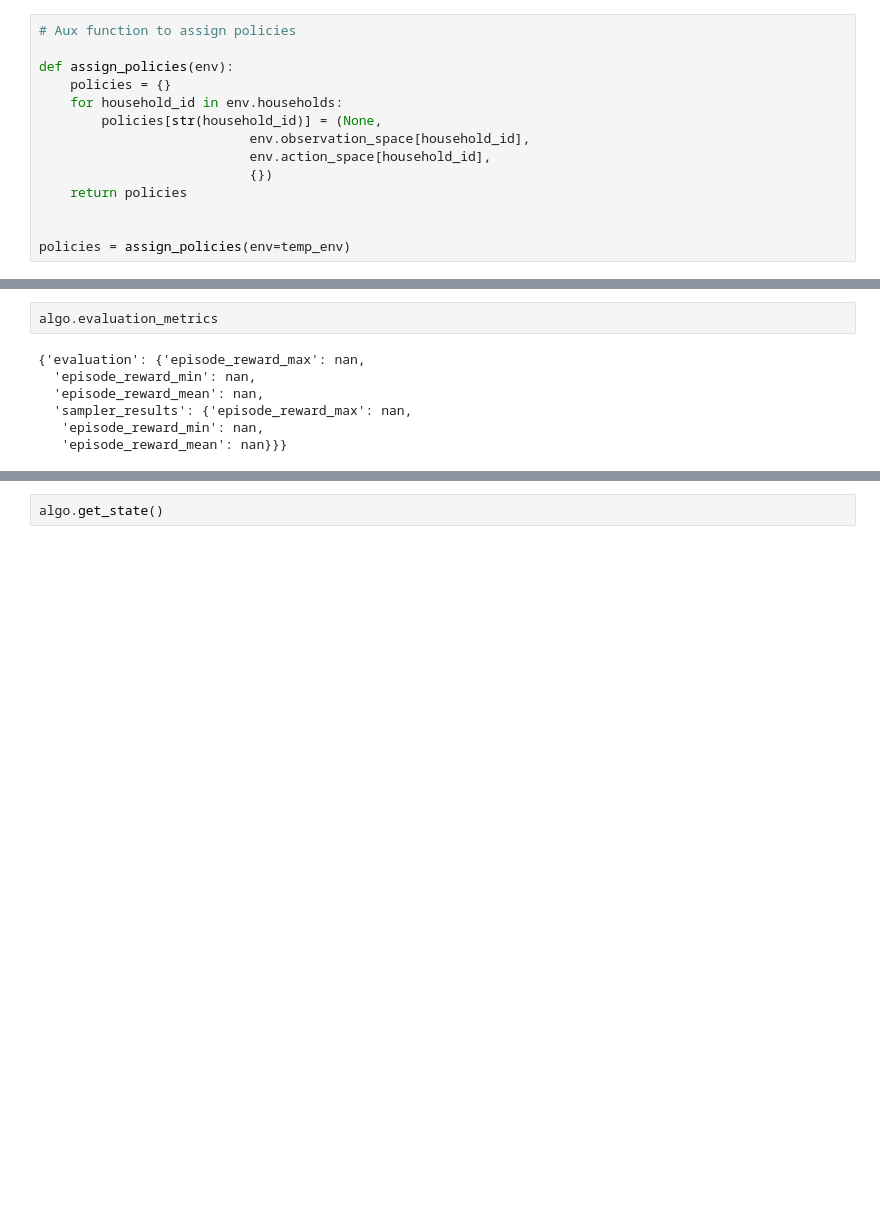
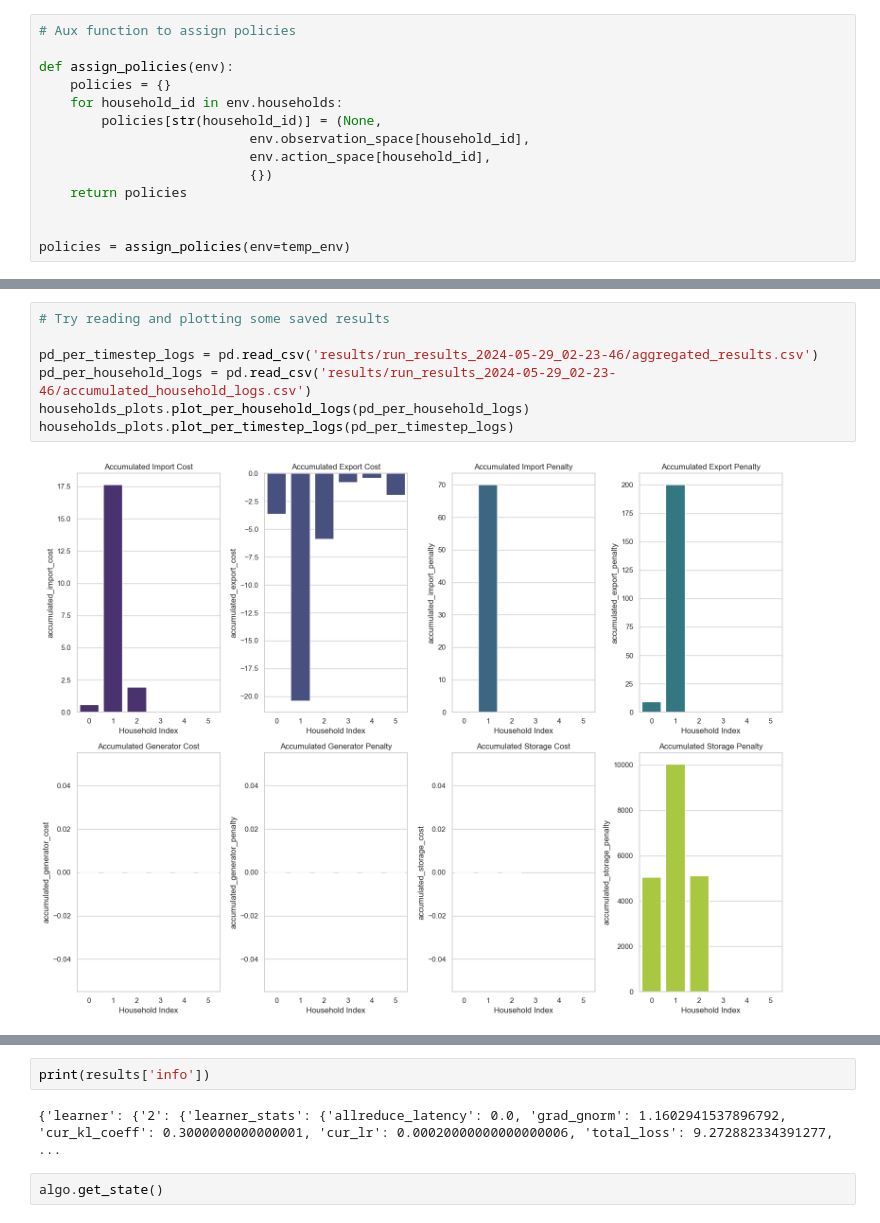
Before and after one commit to MichalOkon/pyecom, a Jupyter notebook: pyecom_rl_multi_household.ipynb, the cells around one changed output, grey strips where cells are left out. Saved outputs shown, nothing was run; the diff lists cells and outputs as text; blank space fills up the shorter version.

Commit message:
Improve result logging and add first version of plotting

```diff
--- a/pyecom_rl_multi_household.ipynb
+++ b/pyecom_rl_multi_household.ipynb
@@ -239,9 +203,9 @@ Iter: 19; avg. reward=-11972183.522931473
-# %%
-algo.evaluation_metrics
-# %% [output]
-{'evaluation': {'episode_reward_max': nan,
-  'episode_reward_min': nan,
-  'episode_reward_mean': nan,
-  'sampler_results': {'episode_reward_max': nan,
-   'episode_reward_min': nan,
-   'episode_reward_mean': nan}}}
+# %%
+# Try reading and plotting some saved results
+
+pd_per_timestep_logs = pd.read_csv('results/run_results_2024-05-29_02-23-46/aggregated_results.csv')
+pd_per_household_logs = pd.read_csv('results/run_results_2024-05-29_02-23-46/accumulated_household_logs.csv')
+households_plots.plot_per_household_logs(pd_per_household_logs)
+households_plots.plot_per_timestep_logs(pd_per_timestep_logs)
+# %% [output]
+[figure, added]
@@ -248,3 +213,7 @@ algo.evaluation_metrics
+# %%
+print(results['info'])
+# %% [output]
+{'learner': {'2': {'learner_stats': {'allreduce_latency': 0.0, 'grad_gnorm': 1.1602941537896792, 'cur_kl_coeff': 0.3000000000000001, 'cur_lr': 0.00020000000000000006, 'total_loss': 9.272882334391277,  ...
 # %%
 algo.get_state()
 # %% [output]
```
Also changed, not shown: parts of 8 cells of this notebook, 2 other files.
